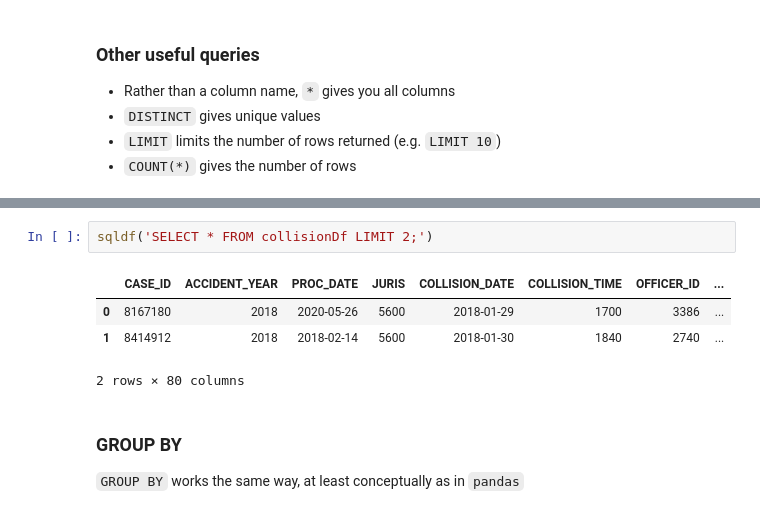
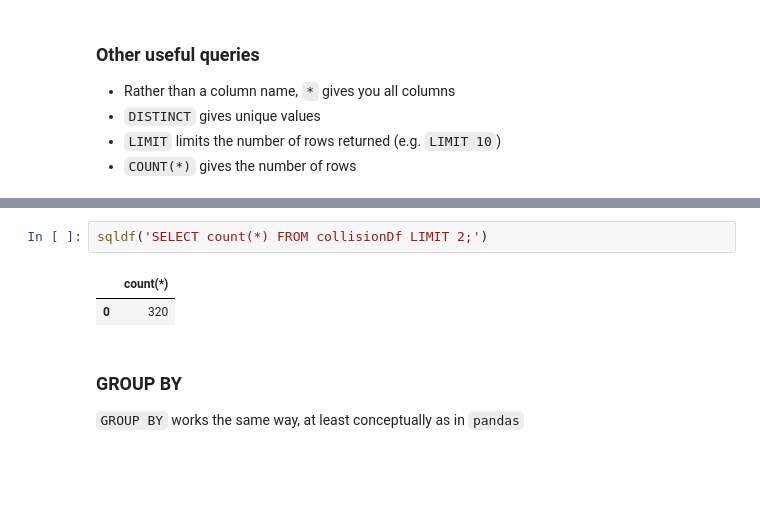
Before and after one commit to UCLALuskinDataScience/UrbanDataScience, a Jupyter notebook: weeks9-10/Databases and SQL.ipynb, the cells around one changed output, grey strips where cells are left out. Saved outputs shown, nothing was run; the diff lists cells and outputs as text; blank space fills up the shorter version.

```diff
--- a/weeks9-10/Databases and SQL.ipynb
+++ b/weeks9-10/Databases and SQL.ipynb
@@ -190,12 +172,10 @@ sqldf('SELECT DISTINCT officer_id FROM collisionDf LIMIT 2;')
 | 0 | 3386 |
 | 1 | 2740 |
 # %%
-sqldf('SELECT * FROM collisionDf LIMIT 2;')
+sqldf('SELECT count(*) FROM collisionDf LIMIT 2;')
 # %% [output]
-|  | CASE_ID | ACCIDENT_YEAR | PROC_DATE | JURIS | COLLISION_DATE | COLLISION_TIME | OFFICER_ID | ... |
-| 0 | 8167180 | 2018 | 2020-05-26 | 5600 | 2018-01-29 | 1700 | 3386 | ... |
-| 1 | 8414912 | 2018 | 2018-02-14 | 5600 | 2018-01-30 | 1840 | 2740 | ... |
+|  | count(*) |
+| 0 | 320 |
-2 rows × 80 columns
 # %% [markdown]
 ### GROUP BY
 
```
Also changed, not shown: parts of 9 cells of this notebook, 1 other file.
